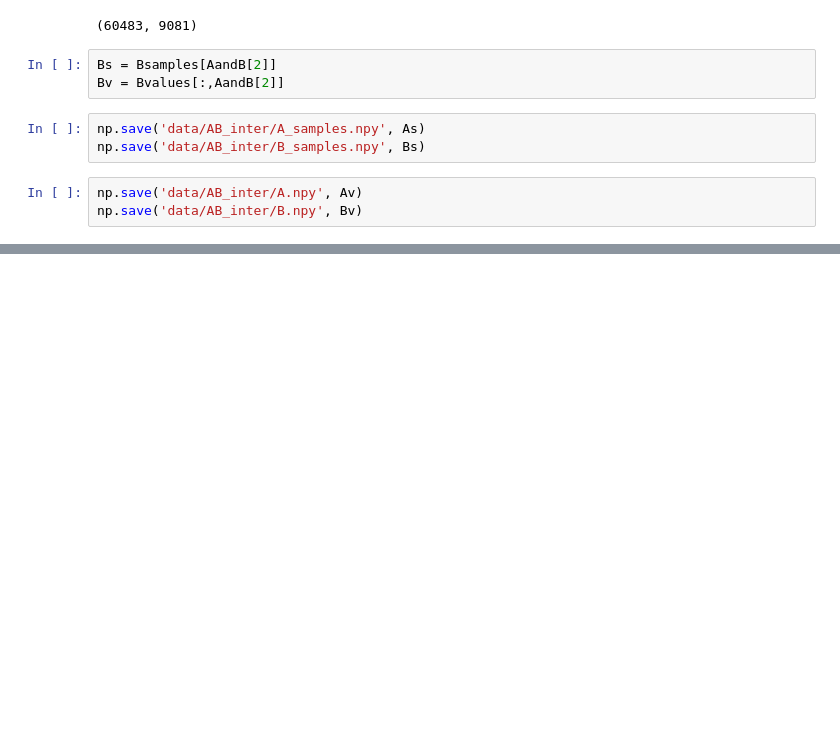
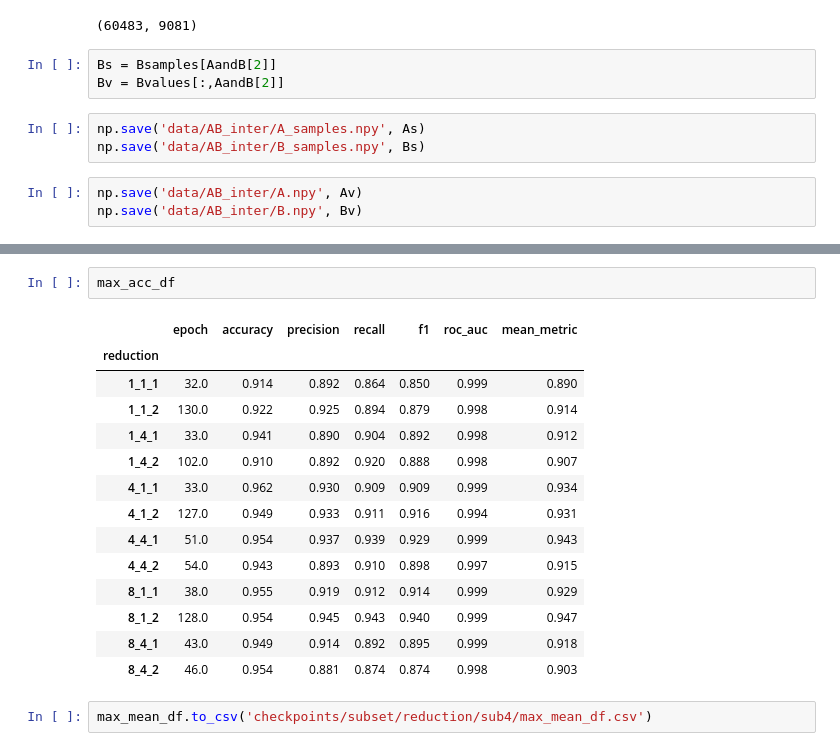
Before and after one commit to hashimsayed0/OmiEmbed, a Jupyter notebook: playground.ipynb, the cells around one changed output, grey strips where cells are left out. Saved outputs shown, nothing was run; the diff lists cells and outputs as text; blank space fills up the shorter version.

```diff
--- a/playground.ipynb
+++ b/playground.ipynb
@@ -310,0 +362,19 @@ np.save('data/AB_inter/B.npy', Bv)
+# %%
+max_acc_df
+# %% [output]
+|  | epoch | accuracy | precision | recall | f1 | roc_auc | mean_metric |
+| reduction |  |  |  |  |  |  |  |
+| 1_1_1 | 32.0 | 0.914 | 0.892 | 0.864 | 0.850 | 0.999 | 0.890 |
+| 1_1_2 | 130.0 | 0.922 | 0.925 | 0.894 | 0.879 | 0.998 | 0.914 |
+| 1_4_1 | 33.0 | 0.941 | 0.890 | 0.904 | 0.892 | 0.998 | 0.912 |
+| 1_4_2 | 102.0 | 0.910 | 0.892 | 0.920 | 0.888 | 0.998 | 0.907 |
+| 4_1_1 | 33.0 | 0.962 | 0.930 | 0.909 | 0.909 | 0.999 | 0.934 |
+| 4_1_2 | 127.0 | 0.949 | 0.933 | 0.911 | 0.916 | 0.994 | 0.931 |
+| 4_4_1 | 51.0 | 0.954 | 0.937 | 0.939 | 0.929 | 0.999 | 0.943 |
+| 4_4_2 | 54.0 | 0.943 | 0.893 | 0.910 | 0.898 | 0.997 | 0.915 |
+| 8_1_1 | 38.0 | 0.955 | 0.919 | 0.912 | 0.914 | 0.999 | 0.929 |
+| 8_1_2 | 128.0 | 0.954 | 0.945 | 0.943 | 0.940 | 0.999 | 0.947 |
+| 8_4_1 | 43.0 | 0.949 | 0.914 | 0.892 | 0.895 | 0.999 | 0.918 |
+| 8_4_2 | 46.0 | 0.954 | 0.881 | 0.874 | 0.874 | 0.998 | 0.903 |
+# %%
+max_mean_df.to_csv('checkpoints/subset/reduction/sub4/max_mean_df.csv')
```
Also changed, not shown: parts of 7 cells of this notebook.
